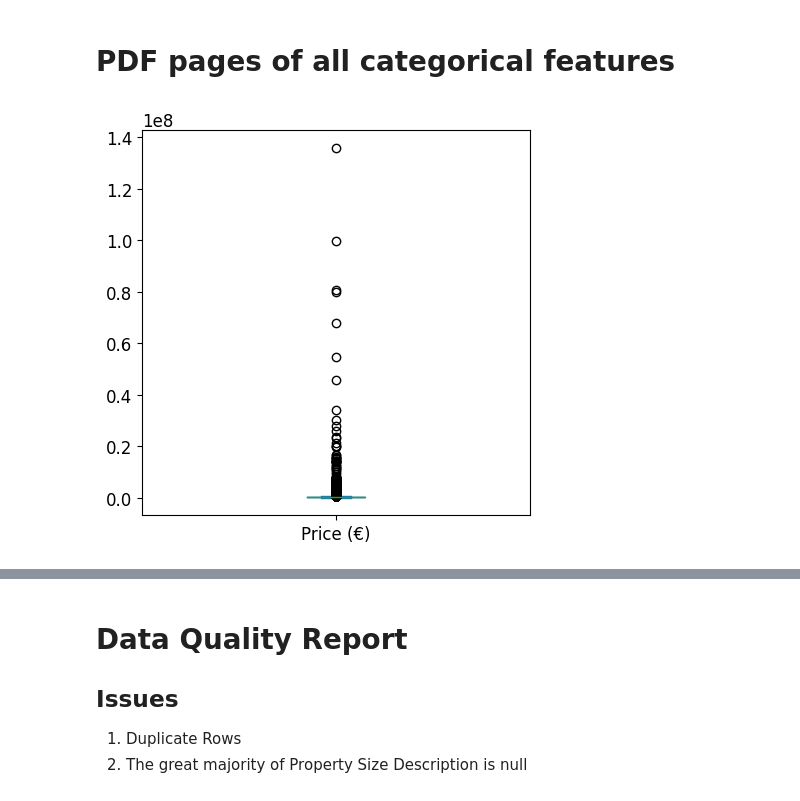
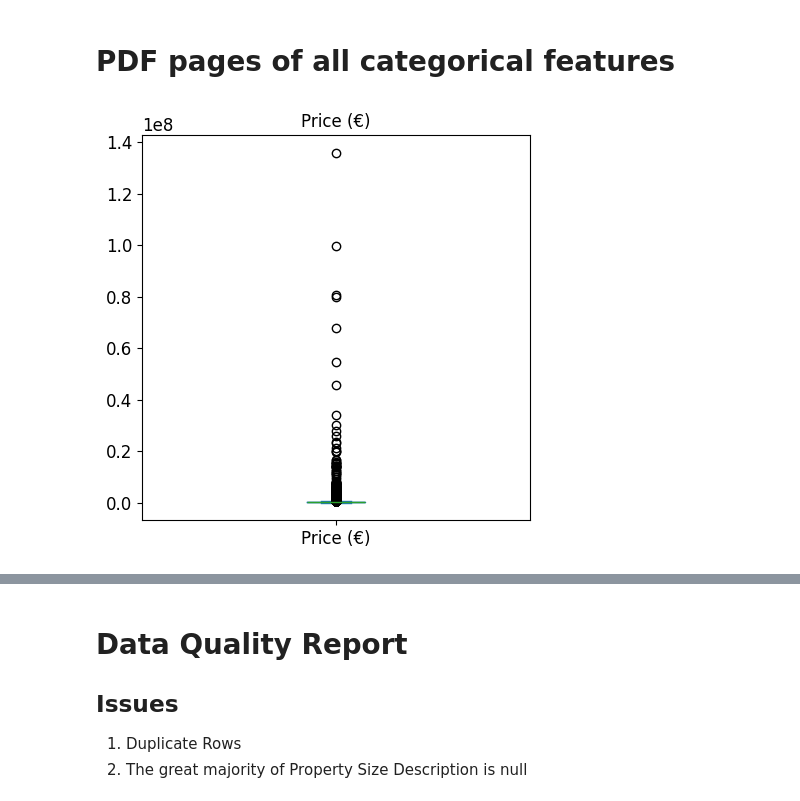
Before and after one commit to conorwal2000-creator/DA-Original-Ganstalysers, a Jupyter notebook: notebooks/analysis.ipynb, the cells around one changed output, grey strips where cells are left out. Cells and saved outputs as stored; diff of their text form; code cells hidden in the pictures.

Commit message:
Updated notebook to more chronologically follow brief. Close to finished on DQR section.

```diff
--- a/notebooks/analysis.ipynb
+++ b/notebooks/analysis.ipynb
@@ -44,0 +221,9 @@ Successfully loaded dataset with 54000 rows and 9 columns
+# %%
+# Remove 8 duplicate rows - exact same info
+
+before = len(df)
+df = df.drop_duplicates().reset_index(drop=True) # to correct indices
+after = len(df)
+
+print(f"Removed {before - after} duplicate rows")
+display(df.tail(2))
@@ -440,17 +451,14 @@ plt.rc('ytick', labelsize=SMALL_SIZE)
 plt.rc('legend', fontsize=SMALL_SIZE)
 plt.rc('figure', titlesize=BIGGER_SIZE)
 # %%
-# One boxplot per numeric feature, saved to a single PDF
-pp = PdfPages('housing-prices-numerical-features_boxplots.pdf')
+# One boxplot per numeric feature
 
 for col in numeric_columns:
-    f = df[col].plot(kind='box', figsize=(5,5))
-    pp.savefig(f.get_figure())
+    plt.figure(figsize=(5,5))
+    df[col].plot(kind='box', title=col)
     plt.show()
-
-pp.close()
 # %% [output]
-[figure, old version]
+[figure, new version]
 # %%
 # Bar charts for all categorical features (saved to a single PDF)
 # dropna=False keeps missing values visible
```
Also changed, not shown: parts of 32 cells of this notebook, 9 other files.
